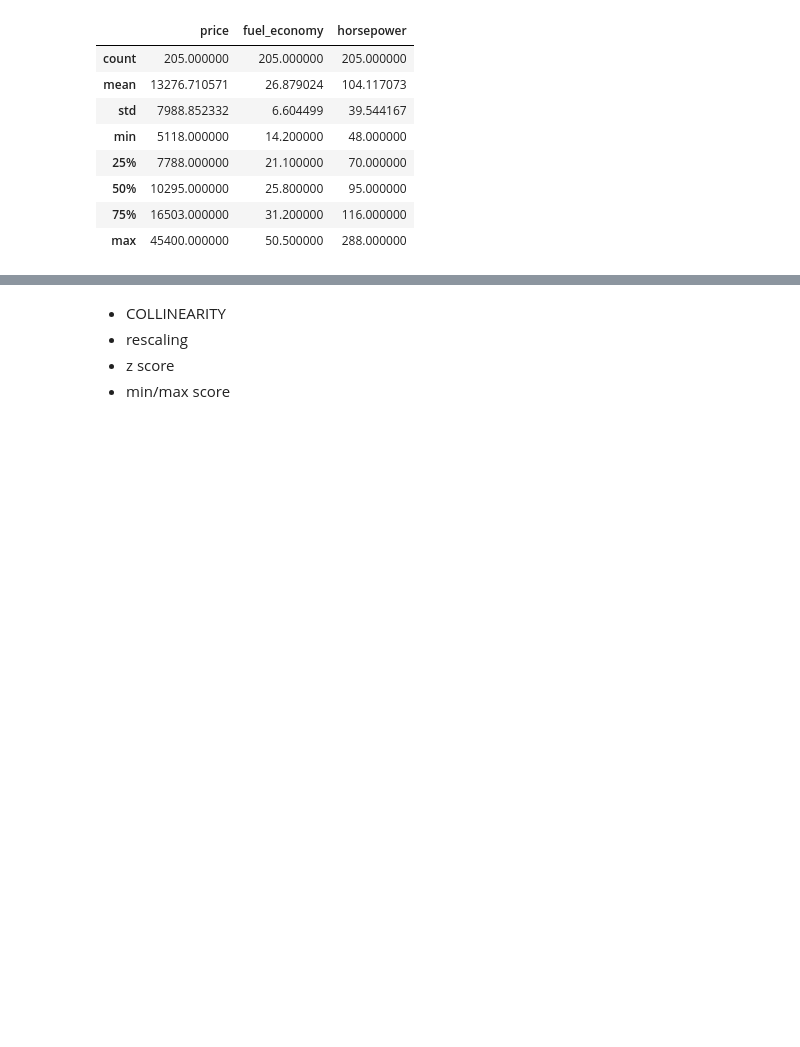
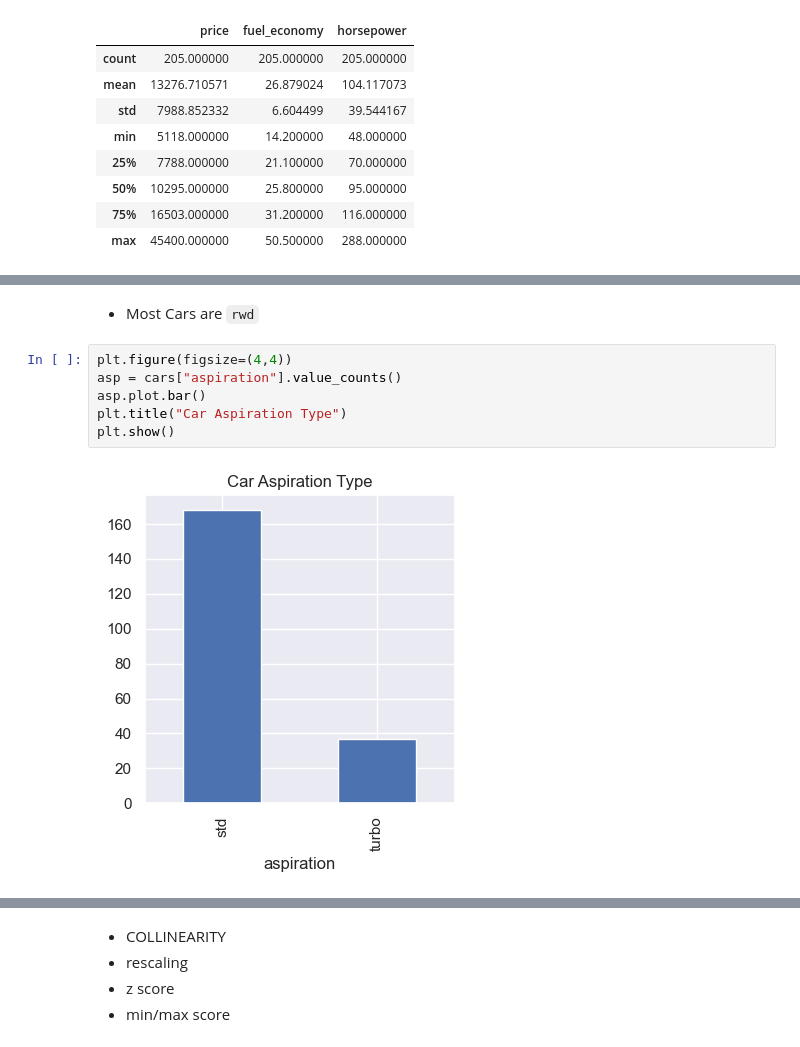
Before and after one commit to MoeedKhan-AMK/Applied-Data-Science, a Jupyter notebook: Machine Learning/LINEAR REGRESSION/Linear Regression/Linear_Regression_class_1.ipynb, the cells around one changed output, grey strips where cells are left out. Drawn from its saved outputs; the diff is of its cells as text; blank space fills up the shorter version.

```diff
--- a/Machine Learning/LINEAR REGRESSION/Linear Regression/Linear_Regression_class_1.ipynb
+++ b/Machine Learning/LINEAR REGRESSION/Linear Regression/Linear_Regression_class_1.ipynb
@@ -458,0 +488,10 @@ num_cols.describe()
+# %% [markdown]
+- Most Cars are `rwd`
+# %%
+plt.figure(figsize=(4,4))
+asp = cars["aspiration"].value_counts()
+asp.plot.bar()
+plt.title("Car Aspiration Type")
+plt.show()
+# %% [output]
+[figure, added]
```
Also changed, not shown: parts of 7 cells of this notebook.
